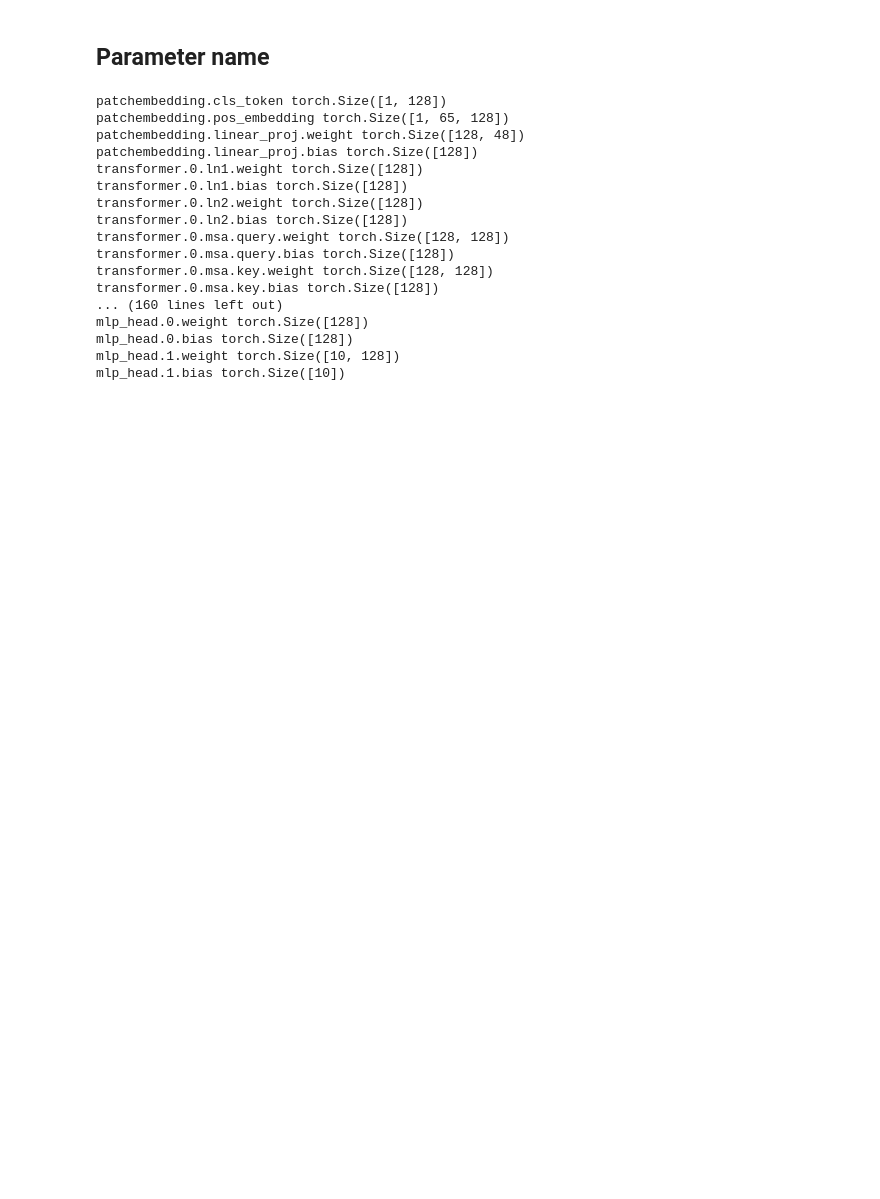
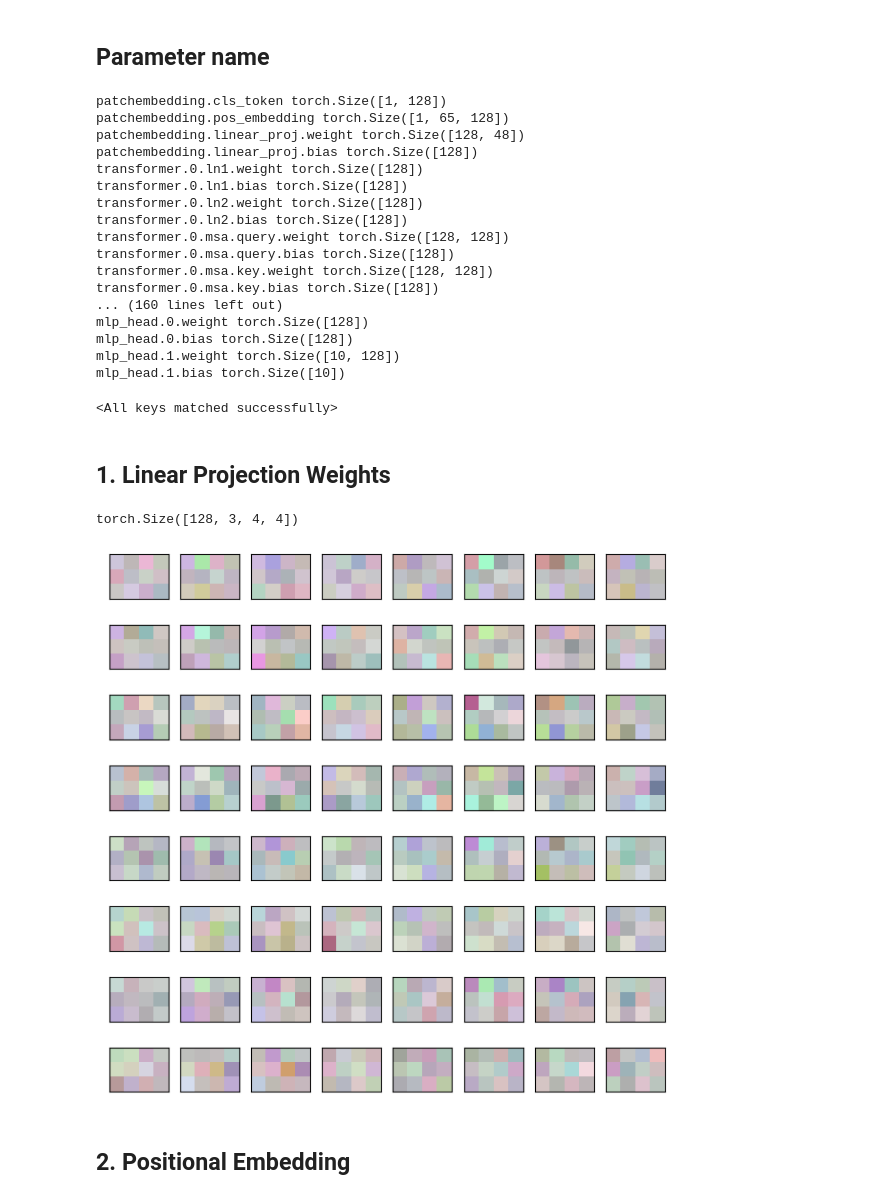
Before and after one commit to passiona2z/RE_ViT, a Jupyter notebook: study/visualization.ipynb, the cells around one changed output. Drawn from its saved outputs; the diff is of its cells as text; code cells hidden in the pictures; blank space fills up the shorter version.

```diff
--- a/study/visualization.ipynb
+++ b/study/visualization.ipynb
@@ -166,3 +166,46 @@ mlp_head.0.weight torch.Size([128])
 mlp_head.0.bias torch.Size([128])
 mlp_head.1.weight torch.Size([10, 128])
 mlp_head.1.bias torch.Size([10])
+# %%
+import model_without_positional_embedding
+device = torch.device("cuda:0" if torch.cuda.is_available() else "cpu")
+vit = model_without_positional_embedding.VisionTransformer(patch_vec_size=48, num_patches=64,
+                                  latent_vec_dim=128, num_heads=8, mlp_hidden_dim=64,
+                                  drop_rate=0., num_layers=12, num_classes=10).to(device)
+vit.load_state_dict(torch.load('./model_without_positional_embedding.pth'))
+# vit.load_state_dict(torch.load('./model_without_position_embedding.pth'))
+# %% [output]
+<All keys matched successfully>
+# %% [markdown]
+## 1. Linear Projection Weights
+# %%
+def minmax(x):
+    m = torch.min(x)
+    M = torch.max(x)
+    return (M-x)/(M-m)
+# %%
+# patch size = 4
+# image channel = 3
+# 1x(P^2C) -> linear_proj (CP^2)xD -> 1xD 저차원 매핑
+
+# linear_embedding: (CP^2)xD
+rgb_embedding_filters = linear_embedding.detach().cpu().view(3,4,4,-1).permute(3,0,1,2)
+# %%
+rgb_embedding_filters.size()
+# %% [output]
+torch.Size([128, 3, 4, 4])
+# %%
+rgb_embedding_filters = minmax(rgb_embedding_filters)
+# %%
+# 64 rgb embedding filters out of 128
+fig = plt.figure(figsize=(8, 8))
+for i in range(1,65):
+    rgb = rgb_embedding_filters[i-1].numpy()
+    ax = fig.add_subplot(8, 8, i)
+    ax.axes.get_xaxis().set_visible(False) # x축 눈금 삭제
+    ax.axes.get_yaxis().set_visible(False) # y축 눈금 삭제
+    ax.imshow(rgb)
+# %% [output]
+[figure, added]
+# %% [markdown]
+## 2. Positional Embedding
```
Also changed, not shown: parts of 20 cells of this notebook, 2 other files.
